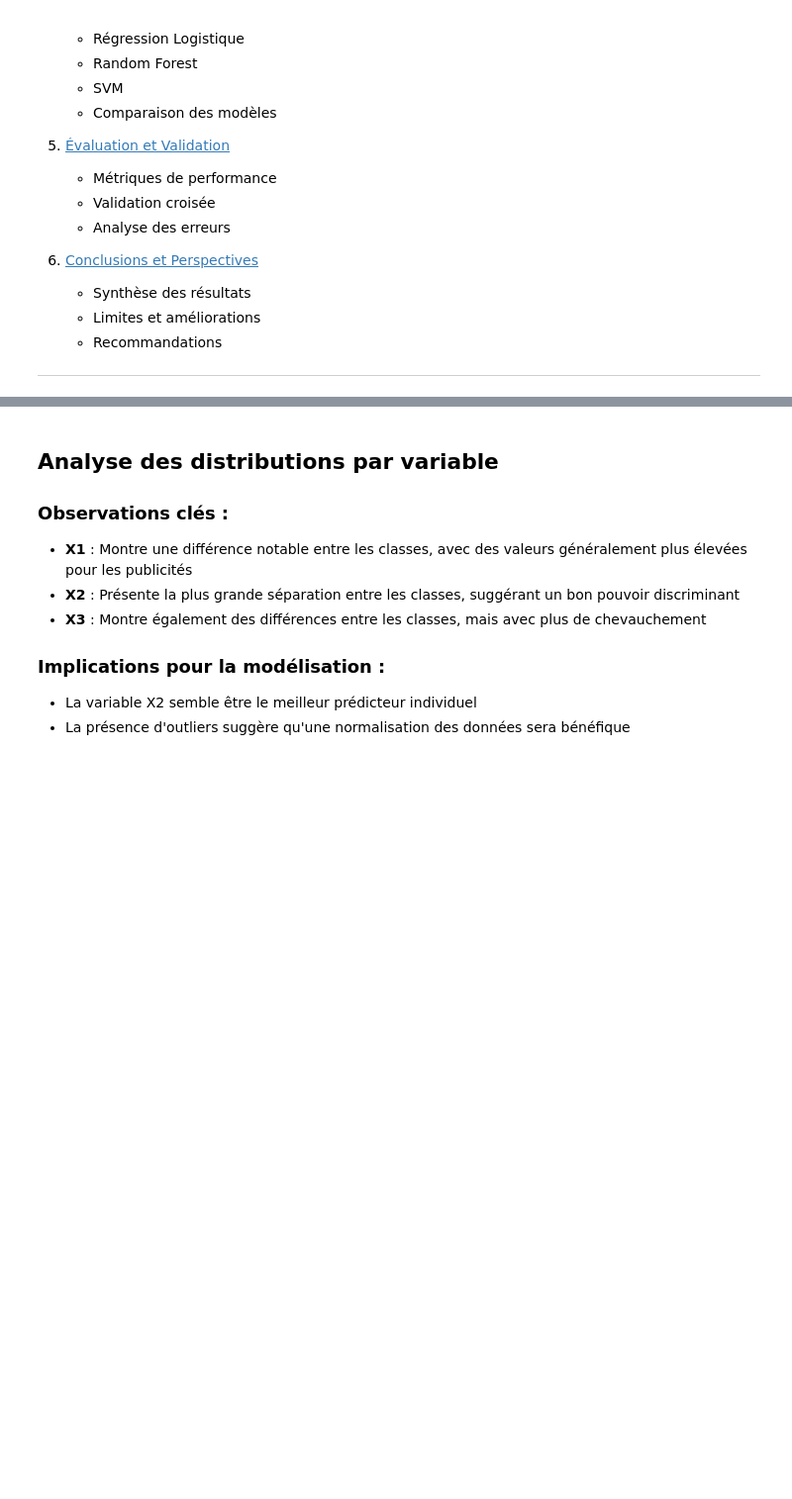
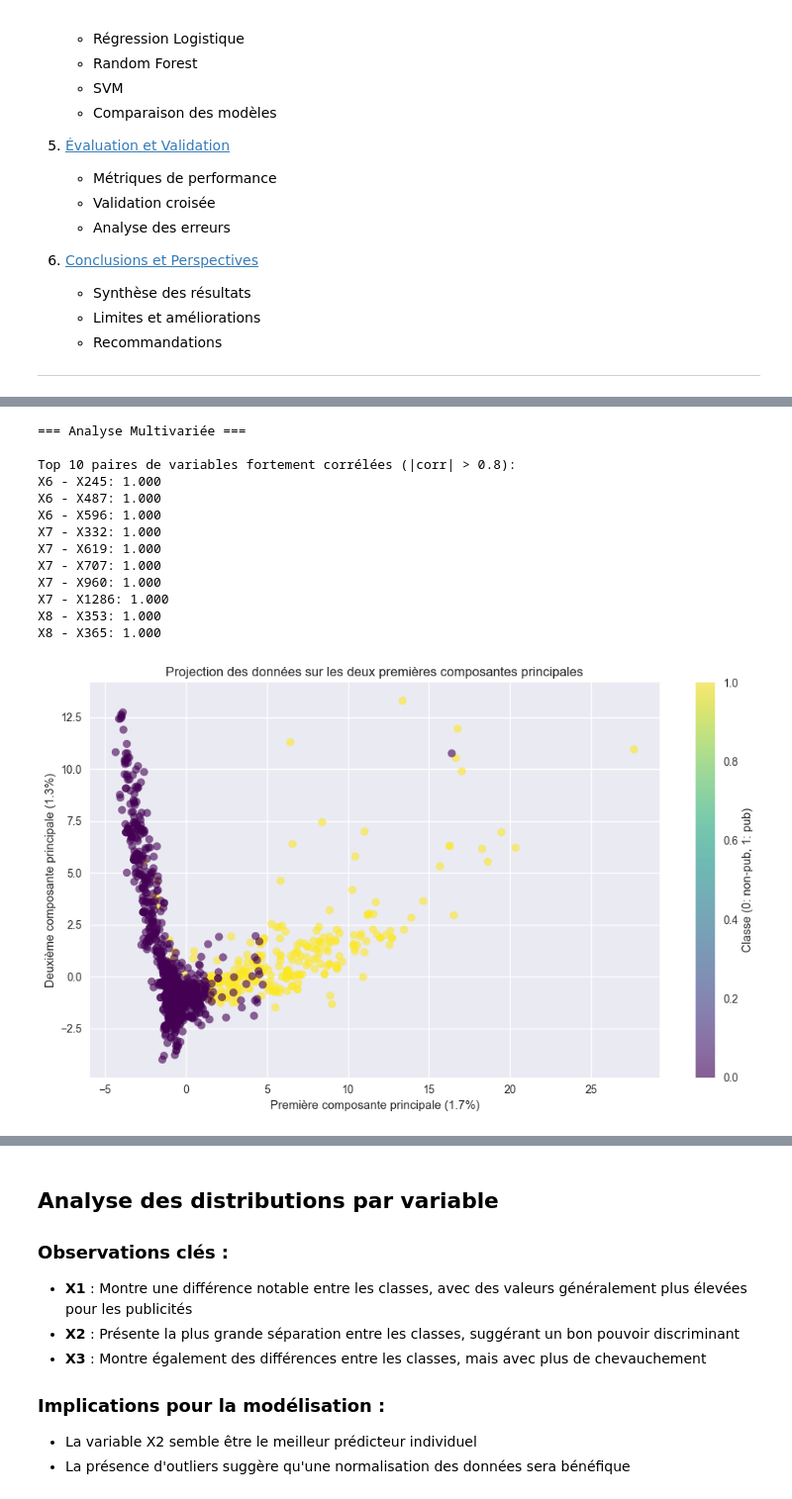
Before and after one commit to Abdoullatuf/Projet-STA211-2025, a Jupyter notebook: projet_sta211_complet.ipynb, the cells around one changed output, grey strips where cells are left out. Shown: that part at 99% size. Drawn from its saved outputs; the diff is of its cells as text; code cells hidden in the pictures; blank space fills up the shorter version.

```diff
--- a/projet_sta211_complet.ipynb
+++ b/projet_sta211_complet.ipynb
@@ -130,0 +88,4 @@ dtype: int64
+# %%
+from exploratory_analysis import load_data
+#Charger le données
+df = load_data('data_train.csv')
@@ -130,0 +210,29 @@ dtype: int64
+# %%
+from exploratory_analysis import multivariate_analysis, dimension_reduction
+
+# Effectuer l'analyse multivariée
+high_corr_pairs = multivariate_analysis(df)
+
+# Afficher les 10 premières paires de variables fortement corrélées
+if high_corr_pairs:
+    print("\nTop 10 paires de variables fortement corrélées (|corr| > 0.8):")
+    for var1, var2, corr in high_corr_pairs[:10]:  # Utilisation du slicing [:10] pour prendre les 10 premiers
+        print(f"{var1} - {var2}: {corr:.3f}")
+
+# Réduction de dimensionnalité
+X_final, pca_model, selected_features = dimension_reduction(df)
+# %% [output]
+=== Analyse Multivariée ===
+
+Top 10 paires de variables fortement corrélées (|corr| > 0.8):
+X6 - X245: 1.000
+X6 - X487: 1.000
+X6 - X596: 1.000
+X7 - X332: 1.000
+X7 - X619: 1.000
+X7 - X707: 1.000
+X7 - X960: 1.000
+X7 - X1286: 1.000
+X8 - X353: 1.000
+X8 - X365: 1.000
+[figure, added]
```
Also changed, not shown: parts of 34 cells of this notebook, 11 other files.
